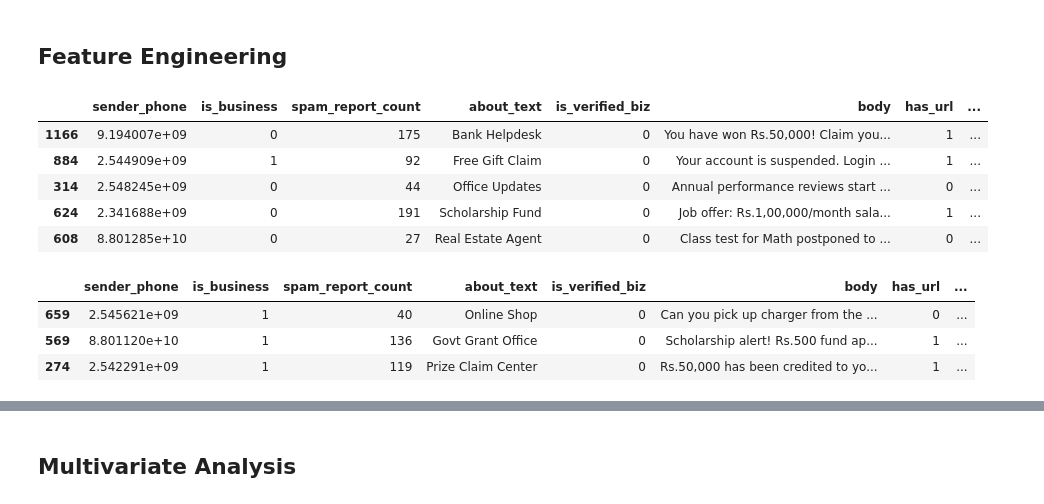
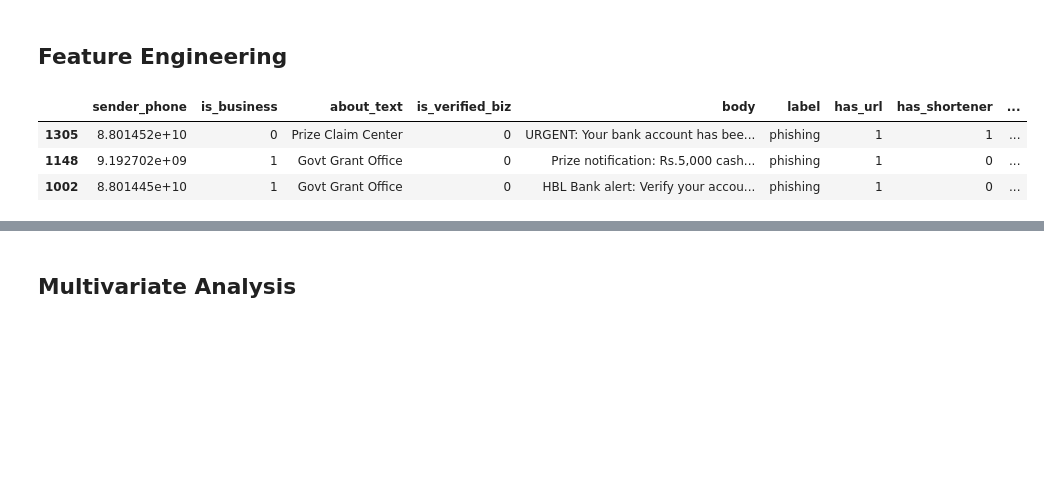
Before and after one commit to Samianadeem2005/WhatsApp_Integrity_Detector, a Jupyter notebook: notebook/EDA.ipynb, the cells around one changed output, grey strips where cells are left out. Cells and saved outputs as stored; diff of their text form; code cells hidden in the pictures; blank space fills up the shorter version.

```diff
--- a/notebook/EDA.ipynb
+++ b/notebook/EDA.ipynb
@@ -9,6 +9,6 @@ import warnings
 warnings.filterwarnings('ignore')
 # %%
 df = pd.read_csv('data/data.csv')
-df.drop(columns=["label"], inplace=True)
+df.drop(columns=["spam_report_count"], inplace=True)
 df.head(3)
 # %% [output]
@@ -78,45 +71,20 @@ plt.show()
 # %%
 import re
 # YE BANAO — model ke liye features
 def create_features(row):
     text = row['body'].lower() if isinstance(row['body'], str) else ''
 
     has_url = 1 if re.search(r'(https?://|www\.)\S+', text) else 0
     has_shortener = 1 if any(s in text for s in ['bit.ly','tinyurl','t.co','ow.ly']) else 0
     has_urgency = 1 if any(w in text for w in ['urgent','immediately','now','final notice','suspended','disconnected','unpaid']) else 0
     has_action_words = 1 if any(w in text for w in ['pay','claim','fund','login','verify','account']) else 0
 
     return pd.Series([has_url, has_shortener, has_urgency, has_action_words])
 
 df[['has_url','has_shortener','has_urgency','has_action_words']] = df.apply(create_features, axis=1)
-df.sample(5)
+df.sample(3)
 # %% [output]
-|  | sender_phone | is_business | spam_report_count | about_text | is_verified_biz | body | has_url | ... |
-| 1166 | 9.194007e+09 | 0 | 175 | Bank Helpdesk | 0 | You have won Rs.50,000! Claim you... | 1 | ... |
-| 884 | 2.544909e+09 | 1 | 92 | Free Gift Claim | 0 | Your account is suspended. Login ... | 1 | ... |
-| 314 | 2.548245e+09 | 0 | 44 | Office Updates | 0 | Annual performance reviews start ... | 0 | ... |
-| 624 | 2.341688e+09 | 0 | 191 | Scholarship Fund | 0 | Job offer: Rs.1,00,000/month sala... | 1 | ... |
-| 608 | 8.801285e+10 | 0 | 27 | Real Estate Agent | 0 | Class test for Math postponed to ... | 0 | ... |
+|  | sender_phone | is_business | about_text | is_verified_biz | body | label | has_url | has_shortener | ... |
+| 1305 | 8.801452e+10 | 0 | Prize Claim Center | 0 | URGENT: Your bank account has bee... | phishing | 1 | 1 | ... |
+| 1148 | 9.192702e+09 | 1 | Govt Grant Office | 0 | Prize notification: Rs.5,000 cash... | phishing | 1 | 0 | ... |
+| 1002 | 8.801445e+10 | 1 | Govt Grant Office | 0 | HBL Bank alert: Verify your accou... | phishing | 1 | 0 | ... |
-# %%
-def create_label(row):
-    score = 0
-
-    # Spam count — strong real world signal
-    if row['spam_report_count'] > 150:   score += 3
-    elif row['spam_report_count'] > 100: score += 2
-    elif row['spam_report_count'] > 50:  score += 1
-
-    # Unverified business — suspicious
-    if row['is_business'] == 1 and row['is_verified_biz'] == 0:
-        score += 2
-
-    risk_level = min(score, 5)
-    return pd.Series([risk_level, 1 if risk_level >= 3 else 0])
-
-df[['risk_level', 'is_suspicious']] = df.apply(create_label, axis=1)
-df.sample(3)
-# %% [output]
-|  | sender_phone | is_business | spam_report_count | about_text | is_verified_biz | body | has_url | ... |
-| 659 | 2.545621e+09 | 1 | 40 | Online Shop | 0 | Can you pick up charger from the ... | 0 | ... |
-| 569 | 8.801120e+10 | 1 | 136 | Govt Grant Office | 0 | Scholarship alert! Rs.500 fund ap... | 1 | ... |
-| 274 | 2.542291e+09 | 1 | 119 | Prize Claim Center | 0 | Rs.50,000 has been credited to yo... | 1 | ... |
```
Also changed, not shown: parts of 11 cells of this notebook, 5 other files.
